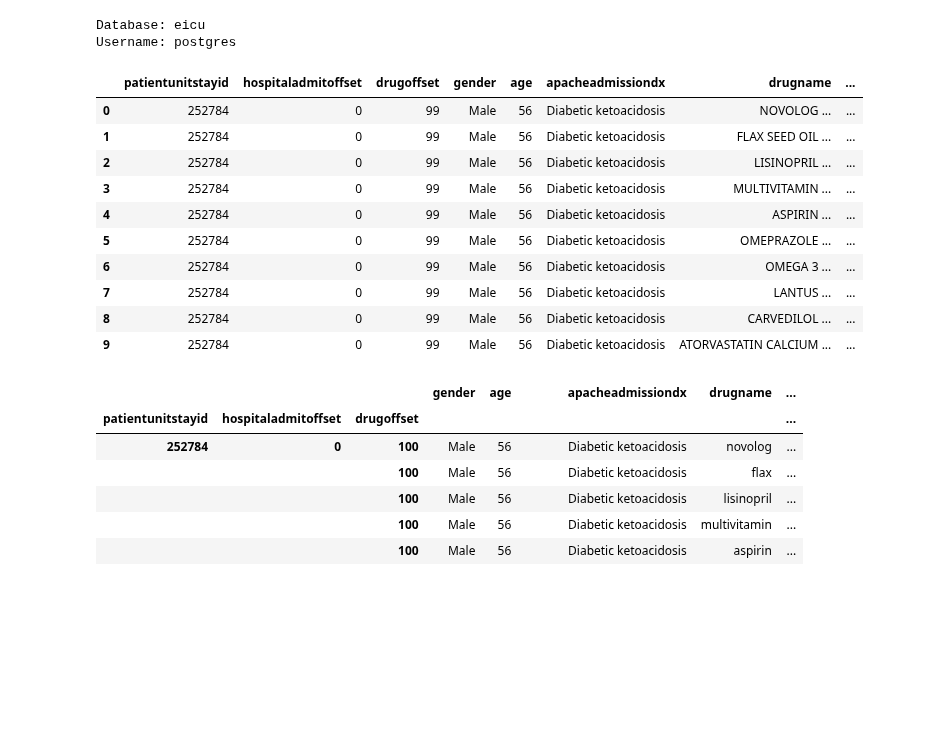
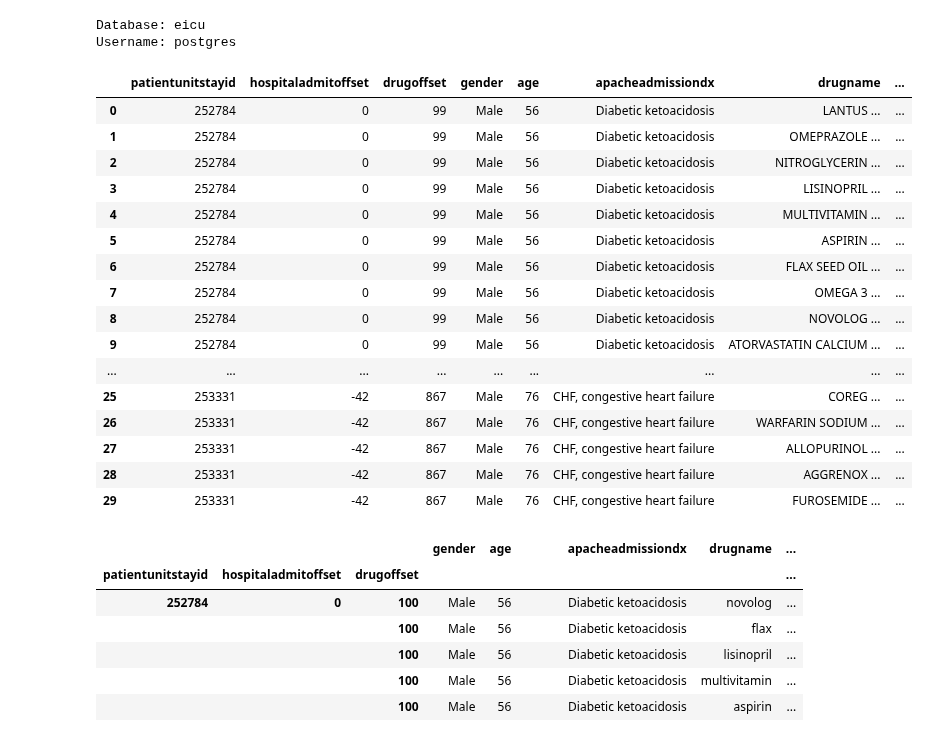
Before and after one commit to joy628/master-project, a Jupyter notebook: data-prepossing-2/admissionDrug.ipynb, the cells around one changed output. Cells and saved outputs as stored; diff of their text form; code cells hidden in the pictures; blank space fills up the shorter version.

```diff
--- a/data-prepossing-2/admissionDrug.ipynb
+++ b/data-prepossing-2/admissionDrug.ipynb
@@ -84,19 +84,25 @@ order by p.patientunitstayid, p.hospitaladmitOffset,a.drugoffset
 # %%
 df_drug_p = pd.read_sql_query(query,con)
 # %%
-df_drug_p.head(n=10)
+df_drug_p.head(n=30)
 # %% [output]
 |  | patientunitstayid | hospitaladmitoffset | drugoffset | gender | age | apacheadmissiondx | drugname | ... |
-| 0 | 252784 | 0 | 99 | Male | 56 | Diabetic ketoacidosis | NOVOLOG ... | ... |
-| 1 | 252784 | 0 | 99 | Male | 56 | Diabetic ketoacidosis | FLAX SEED OIL ... | ... |
-| 2 | 252784 | 0 | 99 | Male | 56 | Diabetic ketoacidosis | LISINOPRIL ... | ... |
-| 3 | 252784 | 0 | 99 | Male | 56 | Diabetic ketoacidosis | MULTIVITAMIN ... | ... |
-| 4 | 252784 | 0 | 99 | Male | 56 | Diabetic ketoacidosis | ASPIRIN ... | ... |
-| 5 | 252784 | 0 | 99 | Male | 56 | Diabetic ketoacidosis | OMEPRAZOLE ... | ... |
-| 6 | 252784 | 0 | 99 | Male | 56 | Diabetic ketoacidosis | OMEGA 3 ... | ... |
-| 7 | 252784 | 0 | 99 | Male | 56 | Diabetic ketoacidosis | LANTUS ... | ... |
-| 8 | 252784 | 0 | 99 | Male | 56 | Diabetic ketoacidosis | CARVEDILOL ... | ... |
+| 0 | 252784 | 0 | 99 | Male | 56 | Diabetic ketoacidosis | LANTUS ... | ... |
+| 1 | 252784 | 0 | 99 | Male | 56 | Diabetic ketoacidosis | OMEPRAZOLE ... | ... |
+| 2 | 252784 | 0 | 99 | Male | 56 | Diabetic ketoacidosis | NITROGLYCERIN ... | ... |
+| 3 | 252784 | 0 | 99 | Male | 56 | Diabetic ketoacidosis | LISINOPRIL ... | ... |
+| 4 | 252784 | 0 | 99 | Male | 56 | Diabetic ketoacidosis | MULTIVITAMIN ... | ... |
+| 5 | 252784 | 0 | 99 | Male | 56 | Diabetic ketoacidosis | ASPIRIN ... | ... |
+| 6 | 252784 | 0 | 99 | Male | 56 | Diabetic ketoacidosis | FLAX SEED OIL ... | ... |
+| 7 | 252784 | 0 | 99 | Male | 56 | Diabetic ketoacidosis | OMEGA 3 ... | ... |
+| 8 | 252784 | 0 | 99 | Male | 56 | Diabetic ketoacidosis | NOVOLOG ... | ... |
 | 9 | 252784 | 0 | 99 | Male | 56 | Diabetic ketoacidosis | ATORVASTATIN CALCIUM ... | ... |
+| ... | ... | ... | ... | ... | ... | ... | ... | ... |
+| 25 | 253331 | -42 | 867 | Male | 76 | CHF, congestive heart failure | COREG ... | ... |
+| 26 | 253331 | -42 | 867 | Male | 76 | CHF, congestive heart failure | WARFARIN SODIUM ... | ... |
+| 27 | 253331 | -42 | 867 | Male | 76 | CHF, congestive heart failure | ALLOPURINOL ... | ... |
+| 28 | 253331 | -42 | 867 | Male | 76 | CHF, congestive heart failure | AGGRENOX ... | ... |
+| 29 | 253331 | -42 | 867 | Male | 76 | CHF, congestive heart failure | FUROSEMIDE ... | ... |
 # %%
 df= df_drug_p.copy()
 df = df.set_index(['patientunitstayid', 'hospitaladmitoffset','drugoffset'])
```
Also changed, not shown: 5 other files.
